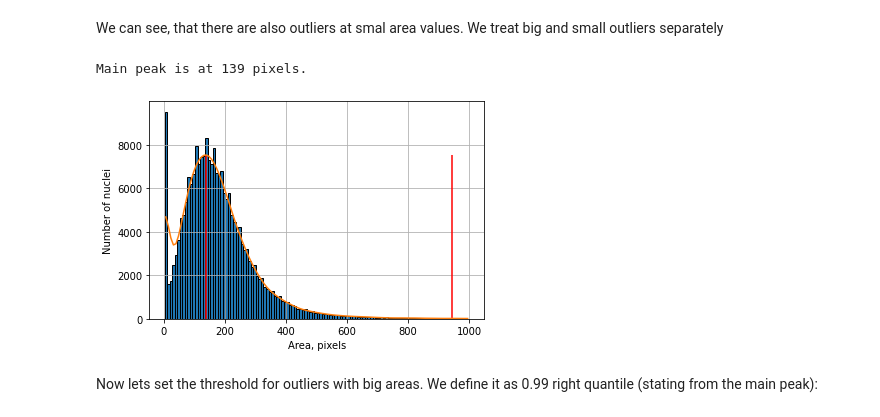
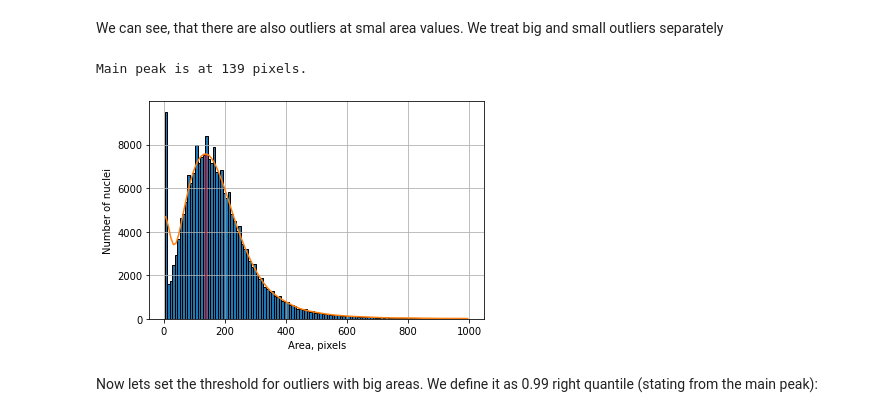
Before and after one commit to ispras/endometrium-dataset-analysis, a Jupyter notebook: notebooks/mean_radius.ipynb, the cells around one changed output. Saved outputs shown, nothing was run; the diff lists cells and outputs as text; code cells hidden in the pictures.

```diff
--- a/notebooks/mean_radius.ipynb
+++ b/notebooks/mean_radius.ipynb
@@ -18,7 +18,7 @@ from endoanalysis.datasets import MasksDataset, parse_master_yaml
 from endoanalysis.utils import load_masks_areas, decorate_areas_distr
 # %%
 IMGS_DIR = "figs"
-YAML_PATH = "../data/masks_unique_raw/unique_with_masks.yml"
+YAML_PATH = "../data/masks/masks_raw/unique_with_masks.yml"
 # %% [markdown]
 Cheking the imported masks
 # %%
@@ -74,21 +74,21 @@ We can see, that there are also outliers at smal area values. We treat big and s
 # %%
 peaks = find_peaks(kde)[0]
 main_peak_bin_id = peaks[0]
 main_peak = centers[main_peak_bin_id]
 fig, ax = plt.subplots()
 hist, bins, _ = ax.hist(mask_areas_cut, edgecolor='black', bins="rice")
 ax.plot(centers, kde)
-ax.vlines(centers[peaks], 0, kde[main_peak_bin_id], colors=["r"])
+ax.vlines(centers[main_peak_bin_id], 0, kde[main_peak_bin_id], colors=["r"])
 decorate_areas_distr(
     fig,
     ax,
     xlabel="Area, pixels",
     ylabel="Number of nuclei"
 )
 print("Main peak is at %i pixels."%main_peak)
 # %% [output]
 Main peak is at 139 pixels.
-[figure, old version]
+[figure, new version]
 # %% [markdown]
 Now lets set the threshold for outliers with big areas. We define it as 0.99 right quantile (stating from the main peak):
 # %%
```
Also changed, not shown: parts of 4 cells of this notebook, 6 other files.
